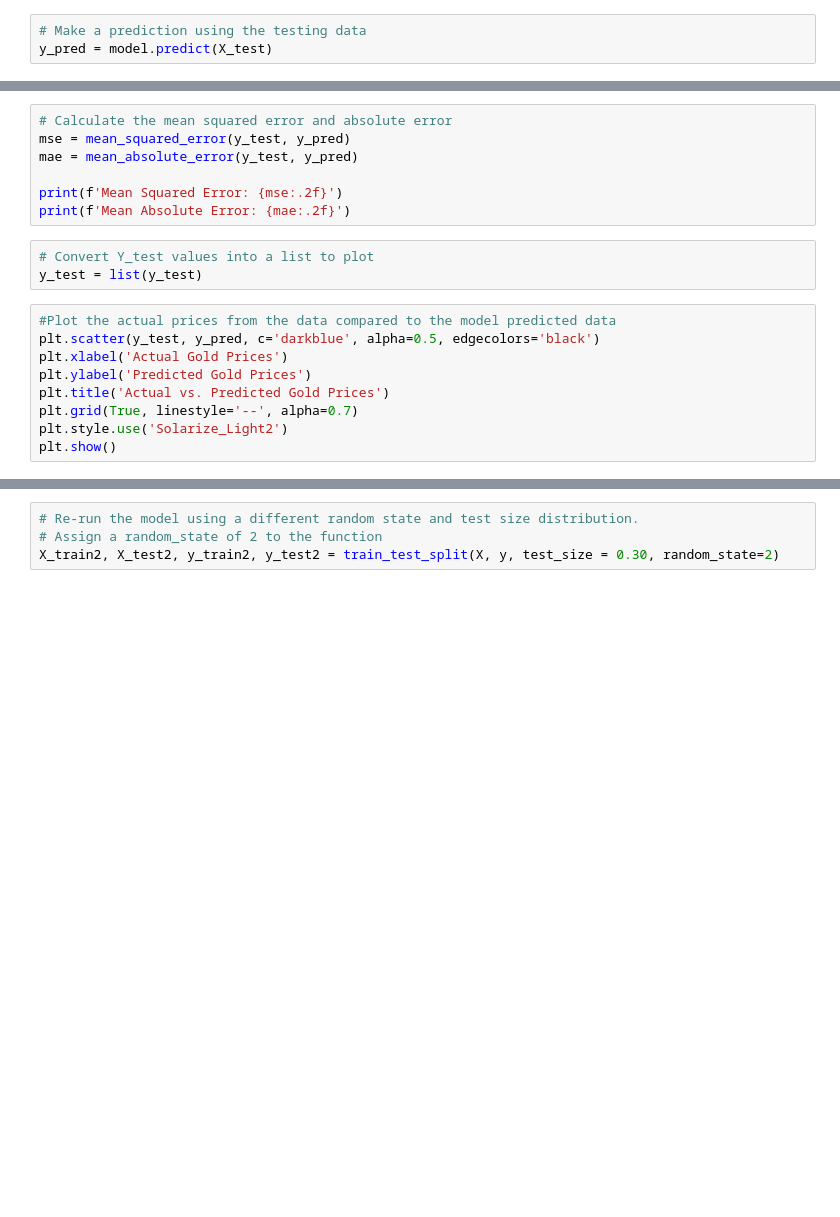
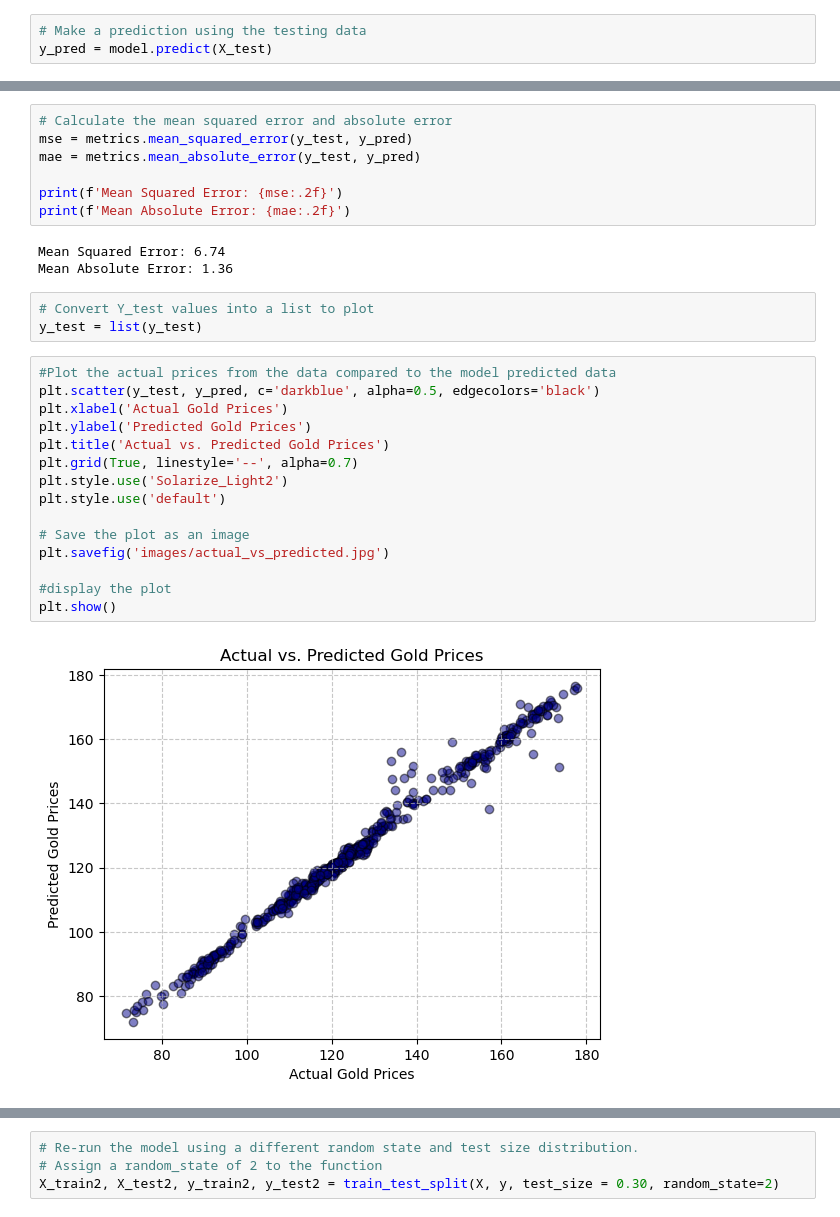
Before and after one commit to jgrubb38/Project4, a Jupyter notebook: Gold_Prediction.ipynb, the cells around one changed output, grey strips where cells are left out. Drawn from its saved outputs; the diff is of its cells as text; blank space fills up the shorter version.

Commit message:
updates to code and add images

```diff
--- a/Gold_Prediction.ipynb
+++ b/Gold_Prediction.ipynb
@@ -189,22 +190,33 @@ NameError: name 'metrics' is not defined
 # %%
 # Calculate the mean squared error and absolute error
-mse = mean_squared_error(y_test, y_pred)
-mae = mean_absolute_error(y_test, y_pred)
+mse = metrics.mean_squared_error(y_test, y_pred)
+mae = metrics.mean_absolute_error(y_test, y_pred)
 
 print(f'Mean Squared Error: {mse:.2f}')
 print(f'Mean Absolute Error: {mae:.2f}')
+# %% [output]
+Mean Squared Error: 6.74
+Mean Absolute Error: 1.36
 # %%
 # Convert Y_test values into a list to plot
 y_test = list(y_test)
 # %%
 #Plot the actual prices from the data compared to the model predicted data
 plt.scatter(y_test, y_pred, c='darkblue', alpha=0.5, edgecolors='black')
 plt.xlabel('Actual Gold Prices')
 plt.ylabel('Predicted Gold Prices')
 plt.title('Actual vs. Predicted Gold Prices')
 plt.grid(True, linestyle='--', alpha=0.7)
 plt.style.use('Solarize_Light2')
+plt.style.use('default')
+
+# Save the plot as an image
+plt.savefig('images/actual_vs_predicted.jpg')
+
+#display the plot
 plt.show()
+# %% [output]
+[figure, added]
 # %%
 # Show the distribution of the residual (difference between actual and predicted gold prices)
 residuals = y_test - y_pred
```
Also changed, not shown: parts of 8 cells of this notebook, 5 other files.
